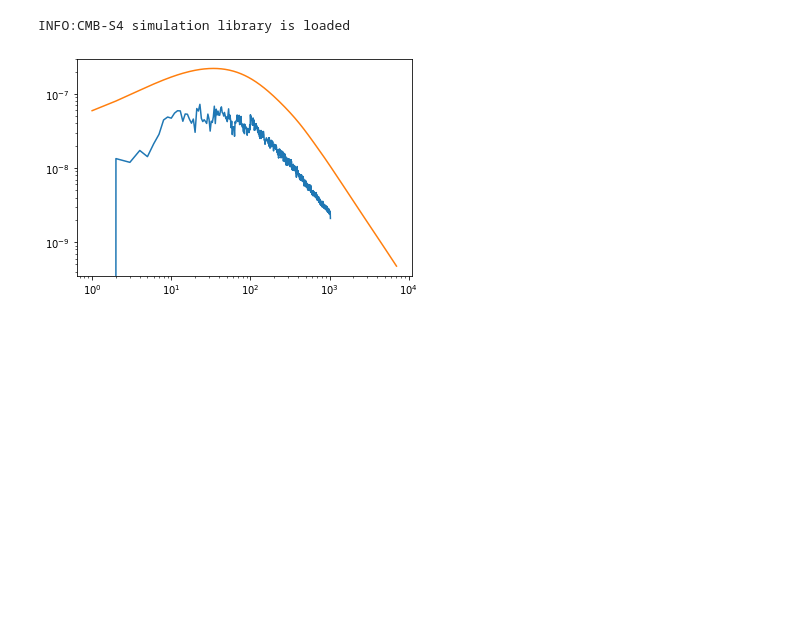
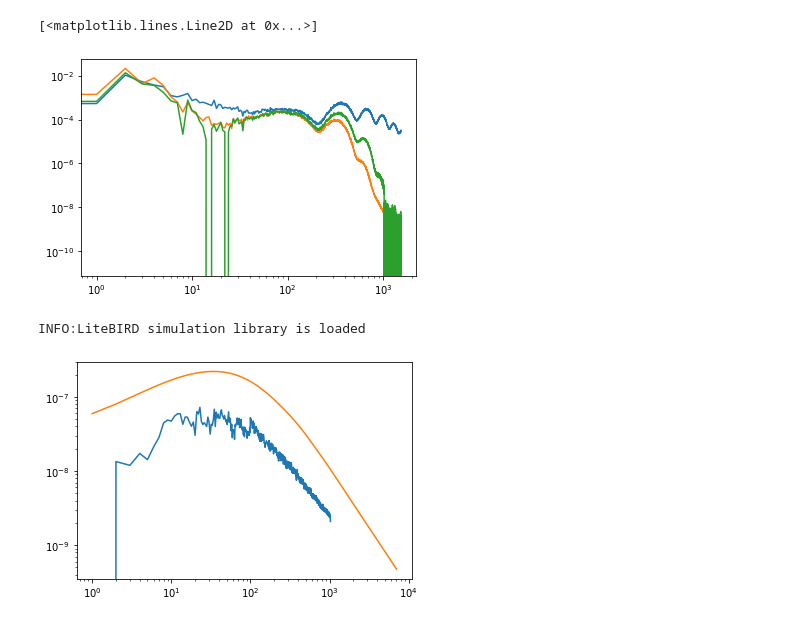
Before and after one commit to litebird/LBxS4, a Jupyter notebook: Notebooks/Delens.ipynb, the cells around one changed output. Cells and saved outputs as stored; diff of their text form; code cells hidden in the pictures; blank space fills up the shorter version.

```diff
--- a/Notebooks/Delens.ipynb
+++ b/Notebooks/Delens.ipynb
@@ -19,0 +38,2 @@ from lbxs4.config import *
+# %%
+s4elm=hp.map2alm(s4map_cut)
@@ -19,0 +46,7 @@ from lbxs4.config import *
+# %%
+plt.loglog(hp.alm2cl(s4elm))
+plt.loglog(hp.alm2cl(lbelm))
+plt.loglog(hp.alm2cl(s4elm,lbelm))
+# %% [output]
+[<matplotlib.lines.Line2D at 0x...>]
+[figure, added]
@@ -28,7 +60,7 @@ s4_sky = S4Sky()
 # %%
 #filt = FiltCoadd(dire,lblib=lb_sky,s4lib=s4_sky,coadd=True)
-filt = FiltCoadd(dire,s4lib=s4_sky)
-#filt = FiltCoadd(dire,lblib=lb_sky)
+#filt = FiltCoadd(dire,s4lib=s4_sky)
+filt = FiltCoadd(dire,lblib=lb_sky)
 # %% [output]
-INFO:CMB-S4 simulation library is loaded
+INFO:LiteBIRD simulation library is loaded
 # %%
```
Also changed, not shown: parts of 19 cells of this notebook, 8 other files.
